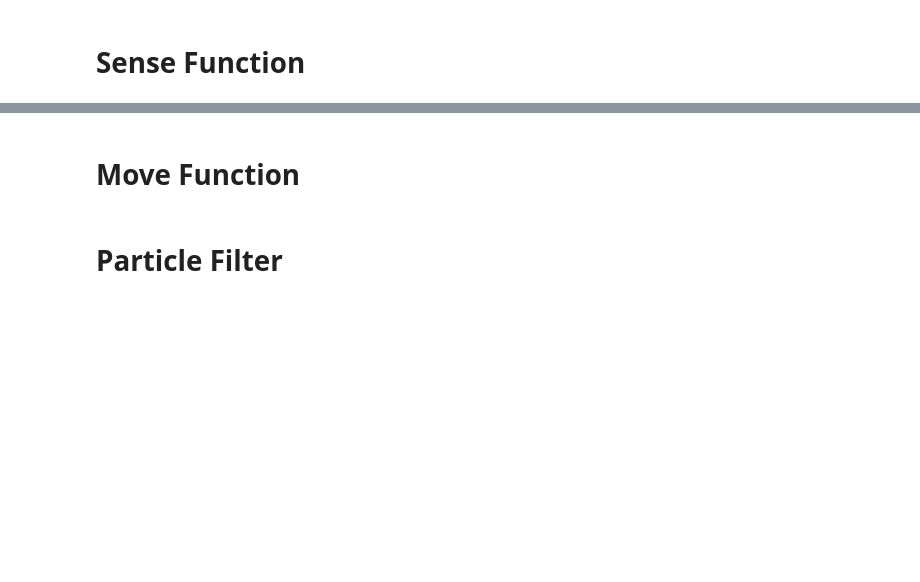
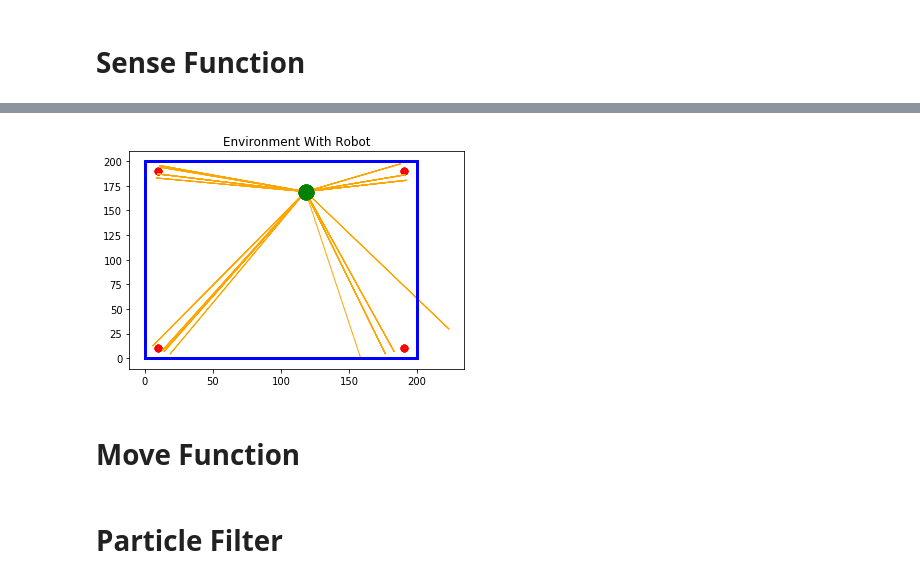
Before and after one commit to AidenWilliams/Robot-Localisation, a Jupyter notebook: Robot Localisation.ipynb, the cells around one changed output, grey strips where cells are left out. Cells and saved outputs as stored; diff of their text form; code cells hidden in the pictures; blank space fills up the shorter version.

```diff
--- a/Robot Localisation.ipynb
+++ b/Robot Localisation.ipynb
@@ -116,3 +124,11 @@ def sense(rob):
+# %%
+for _ in range(4):
+    s = sense(robot)
+    drawEnvWithSensorReadings()
+
+plt.show()
+# %% [output]
+[figure, added]
 # %% [markdown]
 # Move Function
 # %% [markdown]
```
Also changed, not shown: parts of 9 cells of this notebook.
